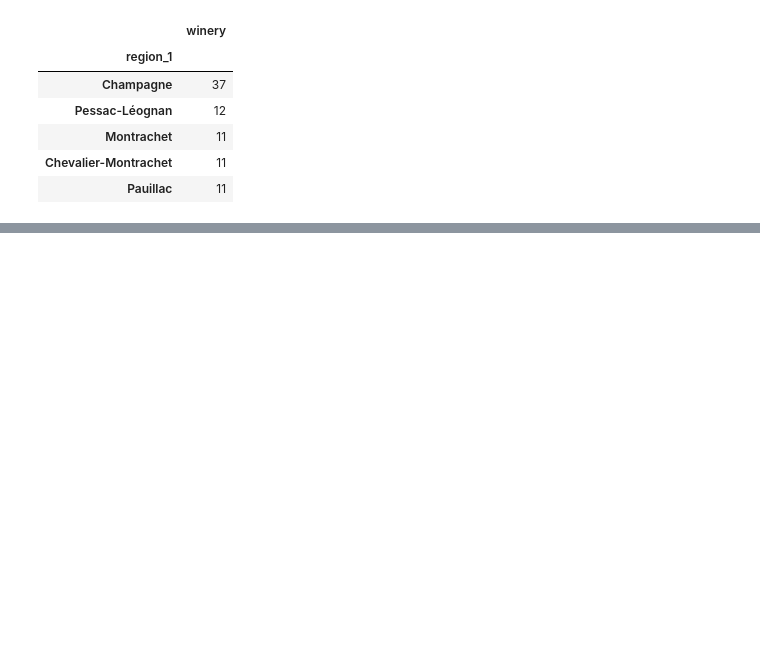
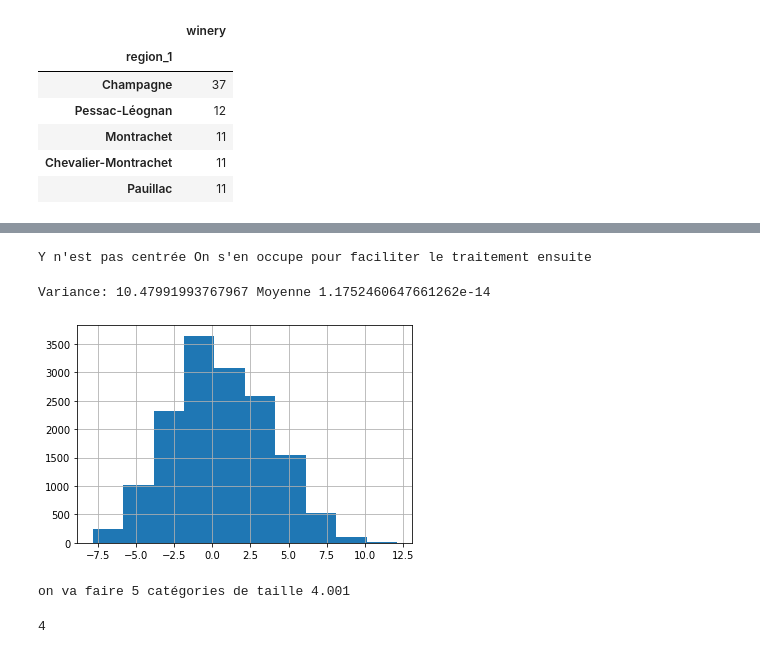
Before and after one commit to BenJMaurel/Wine_project, a Jupyter notebook: wine_project.ipynb, the cells around one changed output, grey strips where cells are left out. Cells and saved outputs as stored; diff of their text form; code cells hidden in the pictures; blank space fills up the shorter version.

```diff
--- a/wine_project.ipynb
+++ b/wine_project.ipynb
@@ -132,0 +145,23 @@ dfr_max_winery.head()
+# %%
+data_10000 = data.sample(frac = 0.1, random_state = 1)
+X = data_10000['description']
+Y = data_10000['points']
+# %%
+Y.mean()
+Y.var()
+print("Y n'est pas centrée On s'en occupe pour faciliter le traitement ensuite")
+# %% [output]
+Y n'est pas centrée On s'en occupe pour faciliter le traitement ensuite
+# %%
+Y_corr= (Y-Y.mean())
+# %%
+mean=Y_corr.mean()
+var=Y_corr.var()
+print("Variance:",var, "Moyenne", mean)
+# %% [output]
+Variance: 10.47991993767967 Moyenne 1.1752460647661262e-14
+# %%
+fig = Y_corr.hist()
+plt.show()
+# %% [output]
+[figure, added]
@@ -132,0 +170,5 @@ dfr_max_winery.head()
+# %%
+groupe = (max(Y_corr)-min(Y_corr))/5
+print("on va faire 5 catégories de taille", groupe+0.001)
+# %% [output]
+on va faire 5 catégories de taille 4.001
@@ -132,0 +182,5 @@ dfr_max_winery.head()
+# %%
+Y_corr = np.array(Y_corr, dtype=int)
+max(Y_corr)
+# %% [output]
+4
```
Also changed, not shown: parts of 34 cells of this notebook.
